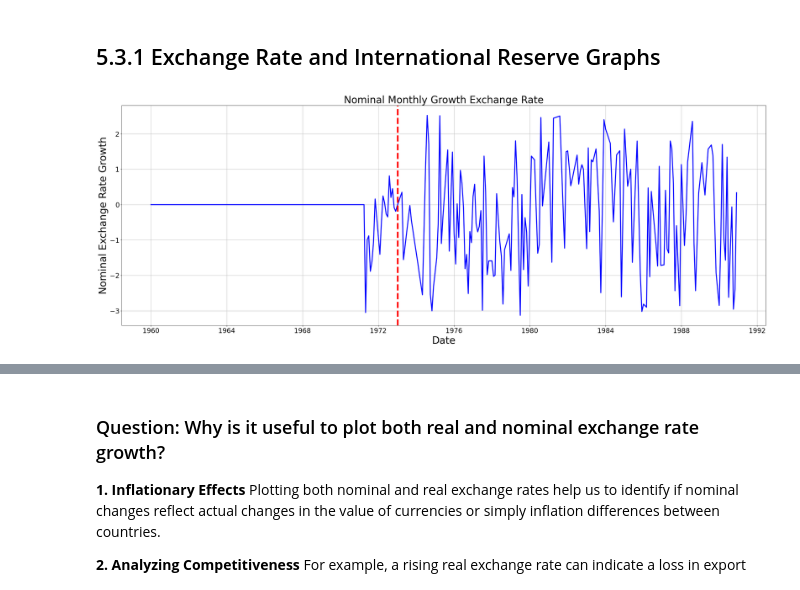
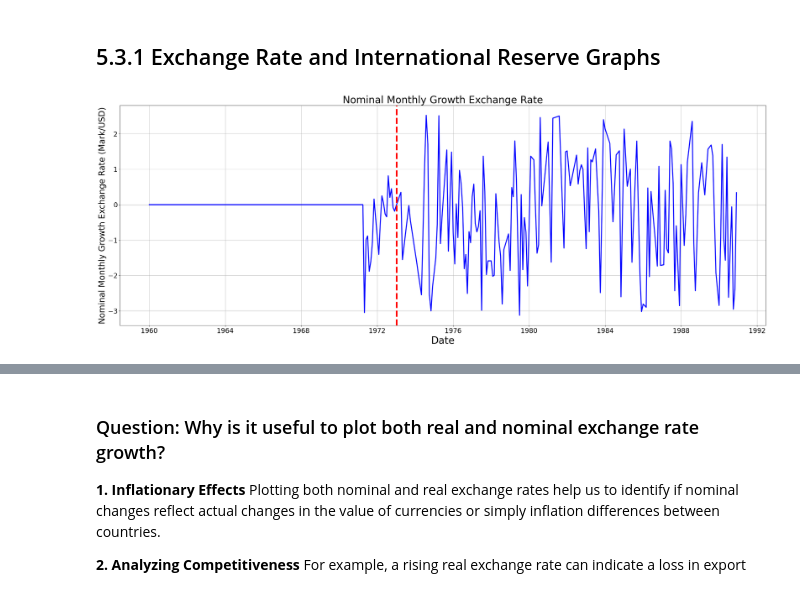
Before and after one commit to Nayrbnat/EC1B1-Coursework, a Jupyter notebook: EC1B1 Coursework.ipynb, the cells around one changed output, grey strips where cells are left out. Cells and saved outputs as stored; diff of their text form; code cells hidden in the pictures.

```diff
--- a/EC1B1 Coursework.ipynb
+++ b/EC1B1 Coursework.ipynb
@@ -322,23 +322,23 @@ interpolate_missing_data(df_modified_usa)
 # %%
 # Plot a time series graph of the monthly growth in nominal exchange rates of your country, versus the US dollar.
 df_edited_germany = interpolate_missing_data(df_modified_germany)
 df_edited_usa = interpolate_missing_data(df_modified_usa)
 
 plt.figure(figsize=(35, 12))
 plt.plot(df_edited_germany.index, df_edited_germany['Nominal_Monthly_Growth_Exchange_Rate'], marker='', linestyle='-', color='b', linewidth=3)
 
 
 plt.title('Nominal Monthly Growth Exchange Rate', size=(30))
 plt.xlabel('Date', size=(30))
-plt.ylabel('Nominal Exchange Rate Growth', size=(30))
+plt.ylabel('Nominal Monthly Growth Exchange Rate (Mark/USD)', size=(25))
 plt.grid(True)
 plt.xticks(size=(20))
 plt.yticks(size=(20))
 
 plt.axvline(x=1100, color='red', linestyle='dashed', linewidth=5)
 plt.show()
 # %% [output]
-[figure, old version]
+[figure, new version]
 # %%
 # Plot a time series graph of the monthly growth in real exchange rates of your country, versus the US dollar.
 df_edited_germany = interpolate_missing_data(df_modified_germany)
```
Also changed, not shown: parts of 2 cells of this notebook.
